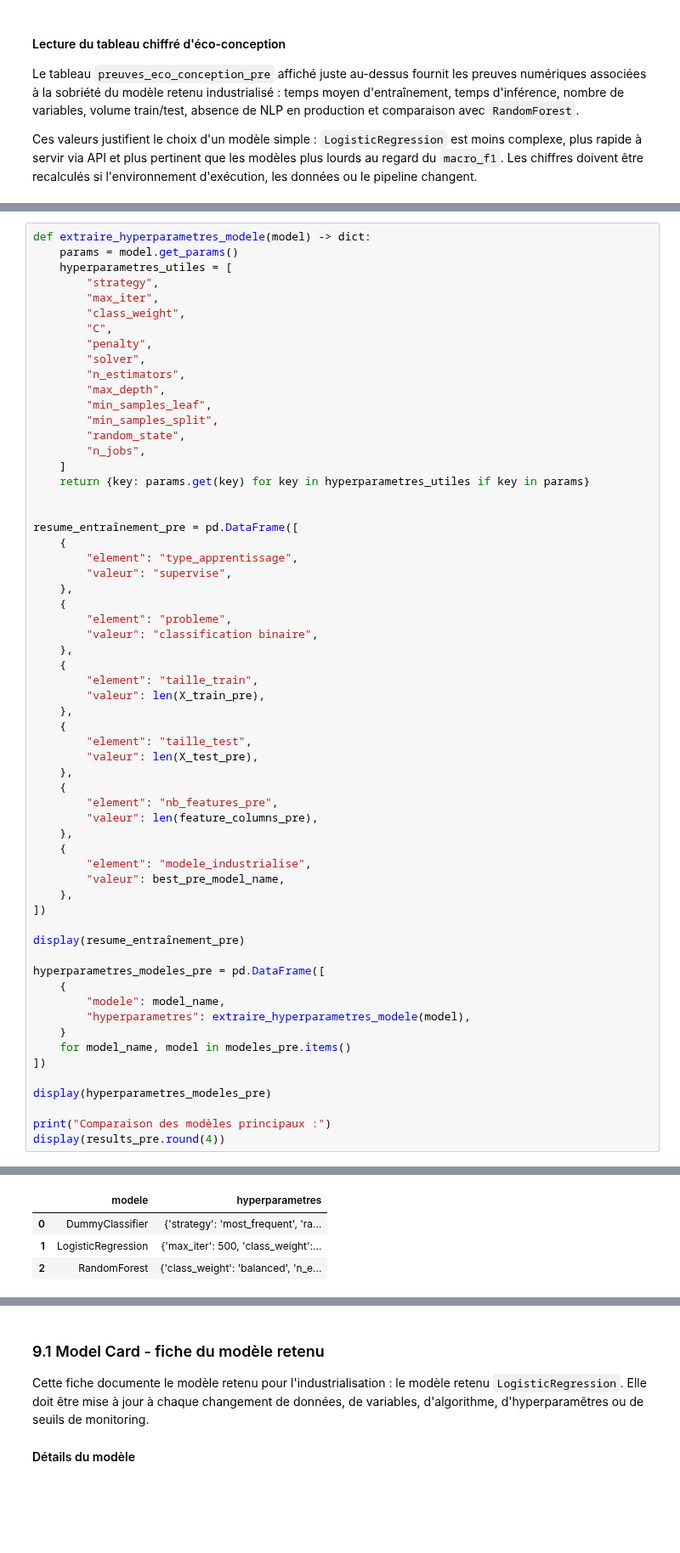
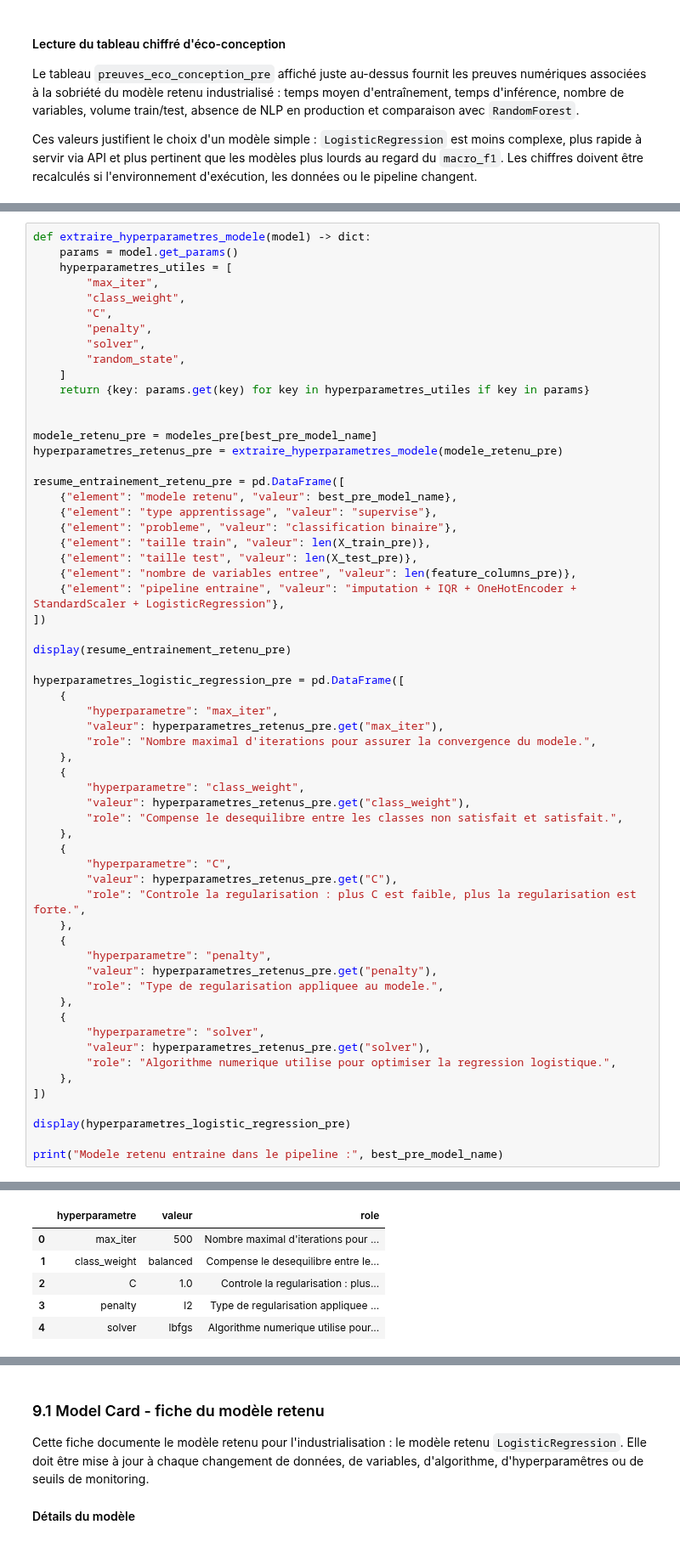
Before and after one commit to Mina-lgtm/projet_ia, a Jupyter notebook: notebooks/exam_ia_final.ipynb, the cells around one changed output, grey strips where cells are left out. Shown at 85% size. Drawn from its saved outputs; the diff is of its cells as text; blank space fills up the shorter version.

Commit message:
Industrialise LogisticRegression final model

```diff
--- a/notebooks/exam_ia_final.ipynb
+++ b/notebooks/exam_ia_final.ipynb
@@ -3652,62 +3317,61 @@ Le modèle est bien entraîné de manière automatique et supervisée dans un pi
 def extraire_hyperparametres_modele(model) -> dict:
     params = model.get_params()
     hyperparametres_utiles = [
-        "strategy",
         "max_iter",
         "class_weight",
         "C",
         "penalty",
         "solver",
-        "n_estimators",
-        "max_depth",
-        "min_samples_leaf",
-        "min_samples_split",
         "random_state",
-        "n_jobs",
     ]
     return {key: params.get(key) for key in hyperparametres_utiles if key in params}
 
 
-resume_entraînement_pre = pd.DataFrame([
+modele_retenu_pre = modeles_pre[best_pre_model_name]
+hyperparametres_retenus_pre = extraire_hyperparametres_modele(modele_retenu_pre)
+
+resume_entrainement_retenu_pre = pd.DataFrame([
+    {"element": "modele retenu", "valeur": best_pre_model_name},
+    {"element": "type apprentissage", "valeur": "supervise"},
+    {"element": "probleme", "valeur": "classification binaire"},
+    {"element": "taille train", "valeur": len(X_train_pre)},
+    {"element": "taille test", "valeur": len(X_test_pre)},
+    {"element": "nombre de variables entree", "valeur": len(feature_columns_pre)},
+    {"element": "pipeline entraine", "valeur": "imputation + IQR + OneHotEncoder + StandardScaler + LogisticRegression"},
+])
+
+display(resume_entrainement_retenu_pre)
+
+hyperparametres_logistic_regression_pre = pd.DataFrame([
     {
-        "element": "type_apprentissage",
-        "valeur": "supervise",
+        "hyperparametre": "max_iter",
+        "valeur": hyperparametres_retenus_pre.get("max_iter"),
+        "role": "Nombre maximal d'iterations pour assurer la convergence du modele.",
     },
     {
-        "element": "probleme",
-        "valeur": "classification binaire",
+        "hyperparametre": "class_weight",
+        "valeur": hyperparametres_retenus_pre.get("class_weight"),
+        "role": "Compense le desequilibre entre les classes non satisfait et satisfait.",
     },
     {
-        "element": "taille_train",
-        "valeur": len(X_train_pre),
+        "hyperparametre": "C",
+        "valeur": hyperparametres_retenus_pre.get("C"),
+        "role": "Controle la regularisation : plus C est faible, plus la regularisation est forte.",
     },
     {
-        "element": "taille_test",
-        "valeur": len(X_test_pre),
+        "hyperparametre": "penalty",
+        "valeur": hyperparametres_retenus_pre.get("penalty"),
+        "role": "Type de regularisation appliquee au modele.",
     },
     {
-        "element": "nb_features_pre",
-        "valeur": len(feature_columns_pre),
-    },
-    {
-        "element": "modele_industrialise",
-        "valeur": best_pre_model_name,
+        "hyperparametre": "solver",
+        "valeur": hyperparametres_retenus_pre.get("solver"),
+        "role": "Algorithme numerique utilise pour optimiser la regression logistique.",
     },
 ])
 
-display(resume_entraînement_pre)
+display(hyperparametres_logistic_regression_pre)
 
-hyperparametres_modeles_pre = pd.DataFrame([
-    {
-        "modele": model_name,
-        "hyperparametres": extraire_hyperparametres_modele(model),
-    }
-    for model_name, model in modeles_pre.items()
-])
-
-display(hyperparametres_modeles_pre)
-
-print("Comparaison des modèles principaux :")
-display(results_pre.round(4))
+print("Modele retenu entraine dans le pipeline :", best_pre_model_name)
 # %% [output]
 |  | element | valeur |
@@ -3720,4 +3385,6 @@ display(results_pre.round(4))
-|  | modele | hyperparametres |
-| 0 | DummyClassifier | {'strategy': 'most_frequent', 'ra... |
-| 1 | LogisticRegression | {'max_iter': 500, 'class_weight':... |
-| 2 | RandomForest | {'class_weight': 'balanced', 'n_e... |
+|  | hyperparametre | valeur | role |
+| 0 | max_iter | 500 | Nombre maximal d'iterations pour ... |
+| 1 | class_weight | balanced | Compense le desequilibre entre le... |
+| 2 | C | 1.0 | Controle la regularisation : plus... |
+| 3 | penalty | l2 | Type de regularisation appliquee ... |
+| 4 | solver | lbfgs | Algorithme numerique utilise pour... |
```
Also changed, not shown: parts of 84 cells of this notebook, 23 other files.
